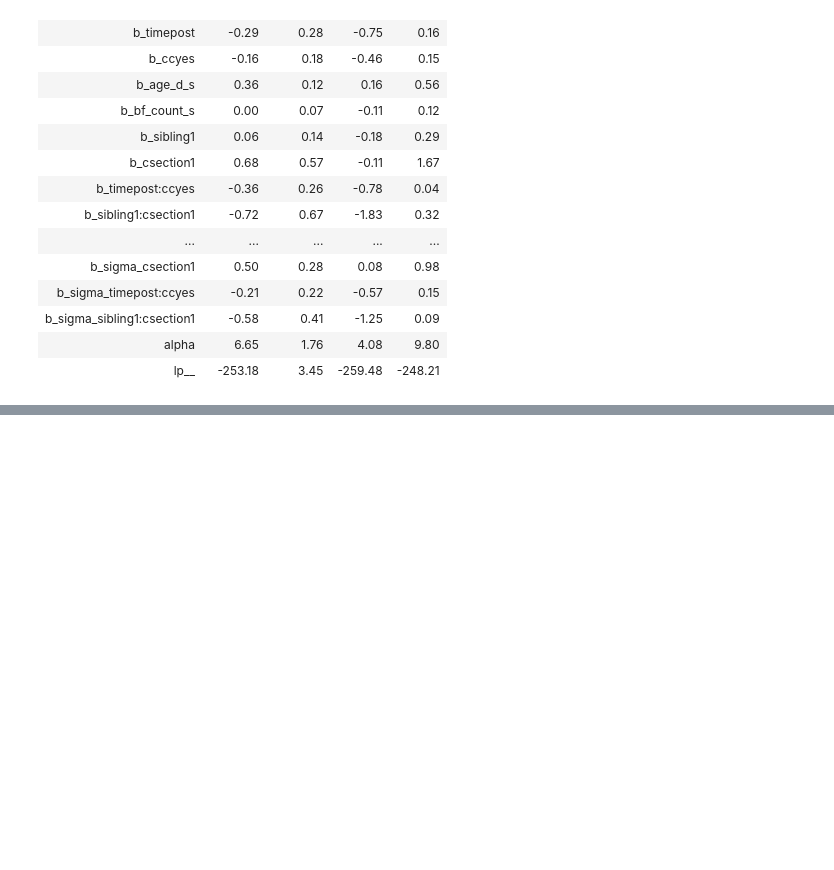
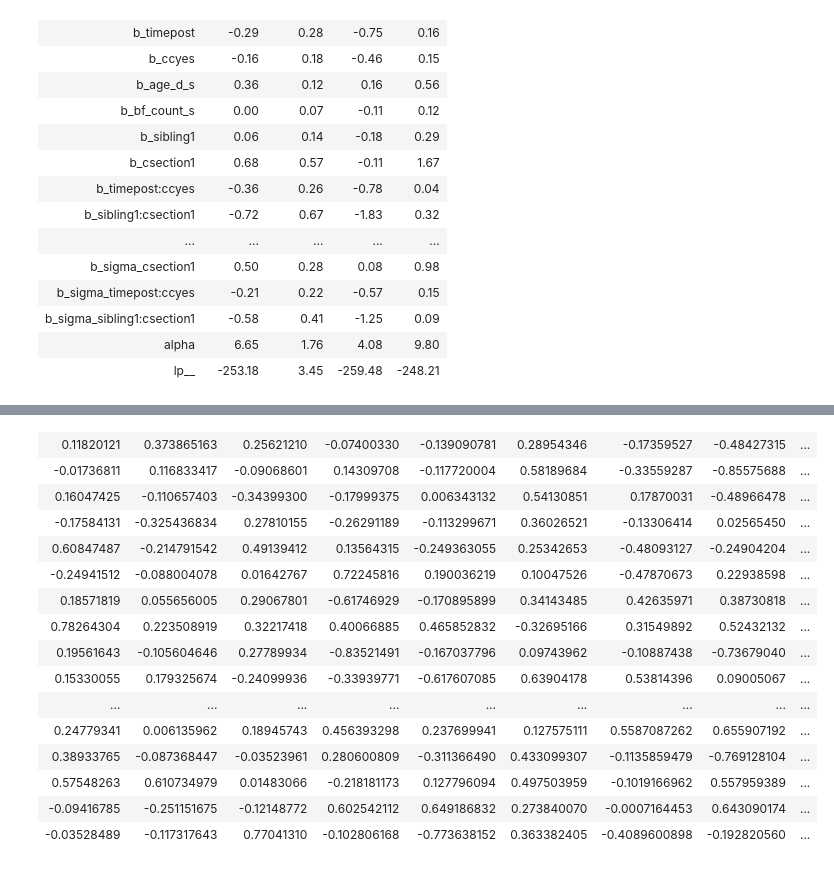
Before and after one commit to HenrikEckermann/bibo, a Jupyter notebook: notebooks/childcare_article_analyses.ipynb, the cells around one changed output, grey strips where cells are left out. Saved outputs shown, nothing was run; the diff lists cells and outputs as text; code cells hidden in the pictures; blank space fills up the shorter version.

```diff
--- a/notebooks/childcare_article_analyses.ipynb
+++ b/notebooks/childcare_article_analyses.ipynb
@@ -2273,0 +2540,19 @@ Start sampling
+# %%
+PPD_diff
+# %% [output]
+| 0.11820121 | 0.373865163 | 0.25621210 | -0.07400330 | -0.139090781 | 0.28954346 | -0.17359527 | -0.48427315 | ... |
+| -0.01736811 | 0.116833417 | -0.09068601 | 0.14309708 | -0.117720004 | 0.58189684 | -0.33559287 | -0.85575688 | ... |
+| 0.16047425 | -0.110657403 | -0.34399300 | -0.17999375 | 0.006343132 | 0.54130851 | 0.17870031 | -0.48966478 | ... |
+| -0.17584131 | -0.325436834 | 0.27810155 | -0.26291189 | -0.113299671 | 0.36026521 | -0.13306414 | 0.02565450 | ... |
+| 0.60847487 | -0.214791542 | 0.49139412 | 0.13564315 | -0.249363055 | 0.25342653 | -0.48093127 | -0.24904204 | ... |
+| -0.24941512 | -0.088004078 | 0.01642767 | 0.72245816 | 0.190036219 | 0.10047526 | -0.47870673 | 0.22938598 | ... |
+| 0.18571819 | 0.055656005 | 0.29067801 | -0.61746929 | -0.170895899 | 0.34143485 | 0.42635971 | 0.38730818 | ... |
+| 0.78264304 | 0.223508919 | 0.32217418 | 0.40066885 | 0.465852832 | -0.32695166 | 0.31549892 | 0.52432132 | ... |
+| 0.19561643 | -0.105604646 | 0.27789934 | -0.83521491 | -0.167037796 | 0.09743962 | -0.10887438 | -0.73679040 | ... |
+| 0.15330055 | 0.179325674 | -0.24099936 | -0.33939771 | -0.617607085 | 0.63904178 | 0.53814396 | 0.09005067 | ... |
+| ... | ... | ... | ... | ... | ... | ... | ... | ... |
+| 0.24779341 | 0.006135962 | 0.18945743 | 0.456393298 | 0.237699941 | 0.127575111 | 0.5587087262 | 0.655907192 | ... |
+| 0.38933765 | -0.087368447 | -0.03523961 | 0.280600809 | -0.311366490 | 0.433099307 | -0.1135859479 | -0.769128104 | ... |
+| 0.57548263 | 0.610734979 | 0.01483066 | -0.218181173 | 0.127796094 | 0.497503959 | -0.1019166962 | 0.557959389 | ... |
+| -0.09416785 | -0.251151675 | -0.12148772 | 0.602542112 | 0.649186832 | 0.273840070 | -0.0007164453 | 0.643090174 | ... |
+| -0.03528489 | -0.117317643 | 0.77041310 | -0.102806168 | -0.773638152 | 0.363382405 | -0.4089600898 | -0.192820560 | ... |
```
Also changed, not shown: parts of 25 cells of this notebook, 15 other files.
